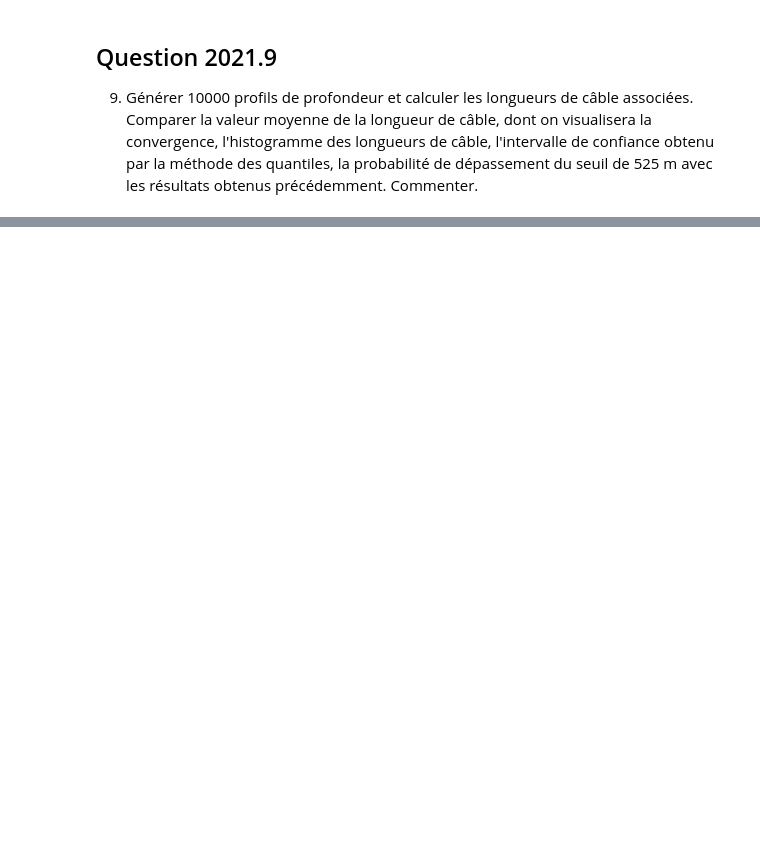
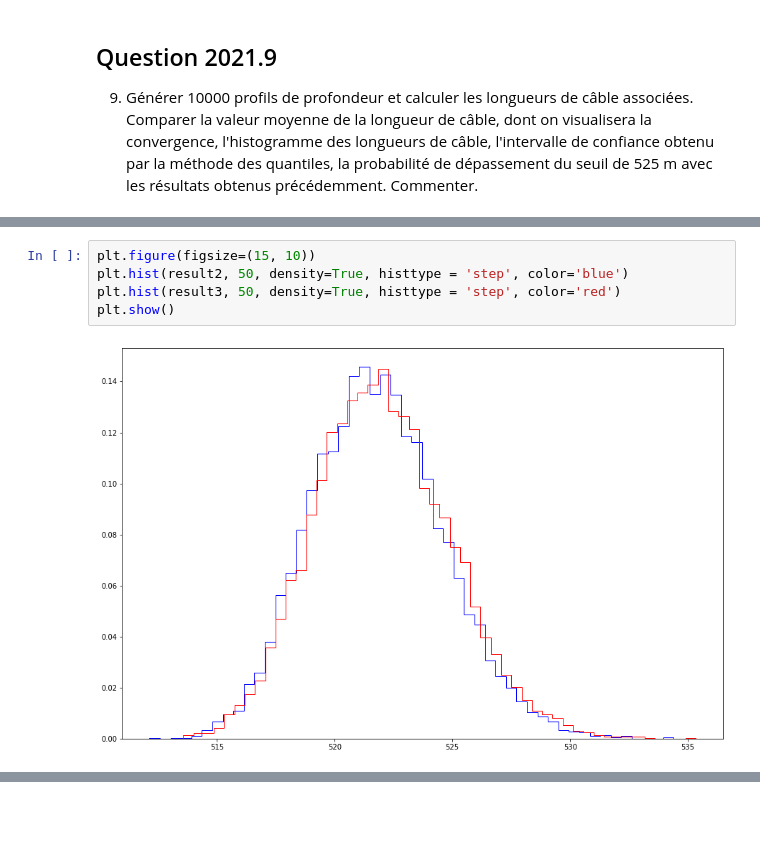
Before and after one commit to ahernot/UE11-probabilites, a Jupyter notebook: projAnatole.ipynb, the cells around one changed output, grey strips where cells are left out. Drawn from its saved outputs; the diff is of its cells as text; blank space fills up the shorter version.

```diff
--- a/projAnatole.ipynb
+++ b/projAnatole.ipynb
@@ -799,0 +842,7 @@ to do
+# %%
+plt.figure(figsize=(15, 10))
+plt.hist(result2, 50, density=True, histtype = 'step', color='blue')
+plt.hist(result3, 50, density=True, histtype = 'step', color='red')
+plt.show()
+# %% [output]
+[figure, added]
```
Also changed, not shown: parts of 18 cells of this notebook.
